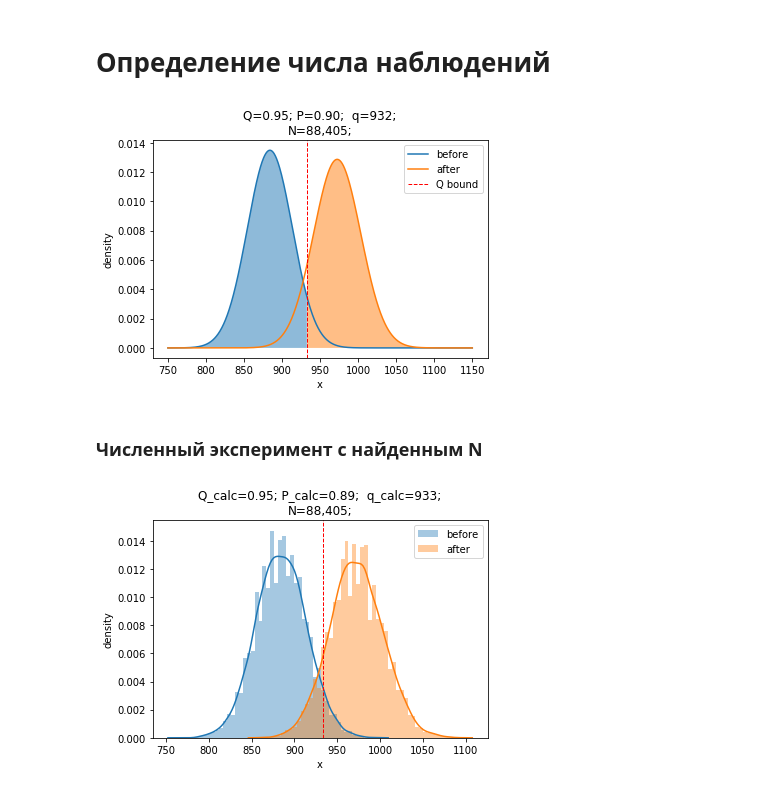
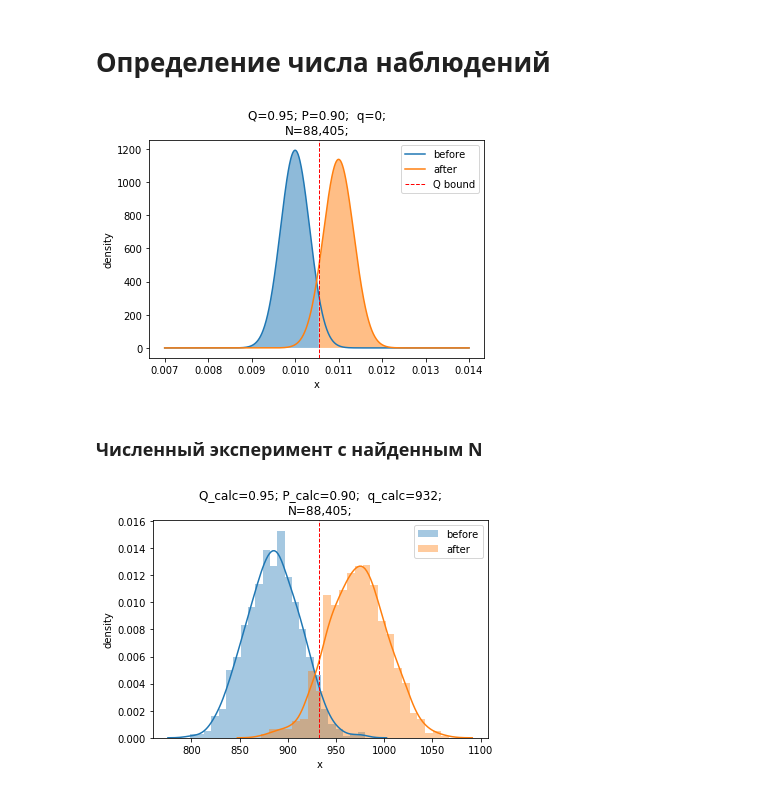
Before and after one commit to dmitr-rus/Home-task, a Jupyter notebook: 002-number-of-examples-binomial.ipynb, the cells around one changed output. Saved outputs shown, nothing was run; the diff lists cells and outputs as text; code cells hidden in the pictures.

```diff
--- a/002-number-of-examples-binomial.ipynb
+++ b/002-number-of-examples-binomial.ipynb
@@ -37,38 +37,38 @@ z = st.norm.ppf(Q)
 N = ((z * (p * (1 - p)) ** (1 / 2) + z_ * (p_ * (1 - p_)) ** (1 / 2)) / (p_ - p)) ** 2
 # %%
 # определение параметров распределений с учетом найденного N до / после
-mn = N * p
-mn_ = N * p_
-sigma = (N * p * (1 - p)) ** (1 / 2)
-sigma_ = (N * p_ * (1 - p_)) ** (1 / 2)
+mn = N * p / N
+mn_ = N * p_ / N
+sigma = (N * p * (1 - p)) ** (1 / 2) / N
+sigma_ = (N * p_ * (1 - p_)) ** (1 / 2) / N
 
 # распределения до / после
-x = np.linspace(750, 1150, 1000)
+x = np.linspace(0.007, 0.014, 1000)
 dst = st.norm.pdf(x, loc=mn, scale=sigma)
 dst_ = st.norm.pdf(x, loc=mn_, scale=sigma_)
 
 # граница по уровню значимости
 q = st.norm.ppf(Q, loc=mn, scale=sigma)
 
 # отрисовка
 plt.plot(x, dst, label='before')
 plt.plot(x, dst_, label='after')
 plt.axvline(q, c='r', ls='--', lw=1, label='Q bound')
 plt.fill_between(x, dst, where=x <= q, alpha=0.5)
 plt.fill_between(x, dst_, where=x >= q, alpha=0.5)
 plt.xlabel('x')
 plt.ylabel('density')
 plt.legend()
 plt.title('Q={:.2f}; P={:.2f};  q={:d};\nN={:,d};'.format(Q, P, int(q), int(N)));
 # %% [output]
-[figure, old version]
+[figure, new version]
 # %% [markdown]
 ### Численный эксперимент с найденным N
 # %%
 # инициализация экспериментов
 np.random.seed(1000)
-bin_dist = np.random.binomial(N, p, 10000)
-bin_dist_ = np.random.binomial(N, p + DIFF, 10000)
+bin_dist = np.random.binomial(N, p, 1000)
+bin_dist_ = np.random.binomial(N, p + DIFF, 1000)
 
 # отрисовка распределений
 sns.distplot(bin_dist, label='before')
@@ -97,4 +97,4 @@ P_calc = y_[ind:].sum()
 plt.axvline(x[ind], c='r', ls='--', lw=1, label='Q bound')
 plt.title('Q_calc={:.2f}; P_calc={:.2f};  q_calc={:d};\nN={:,d};'.format(Q_calc, P_calc, int(x[ind - 1]), int(N)));
 # %% [output]
-[figure, old version]
+[figure, new version]
```
